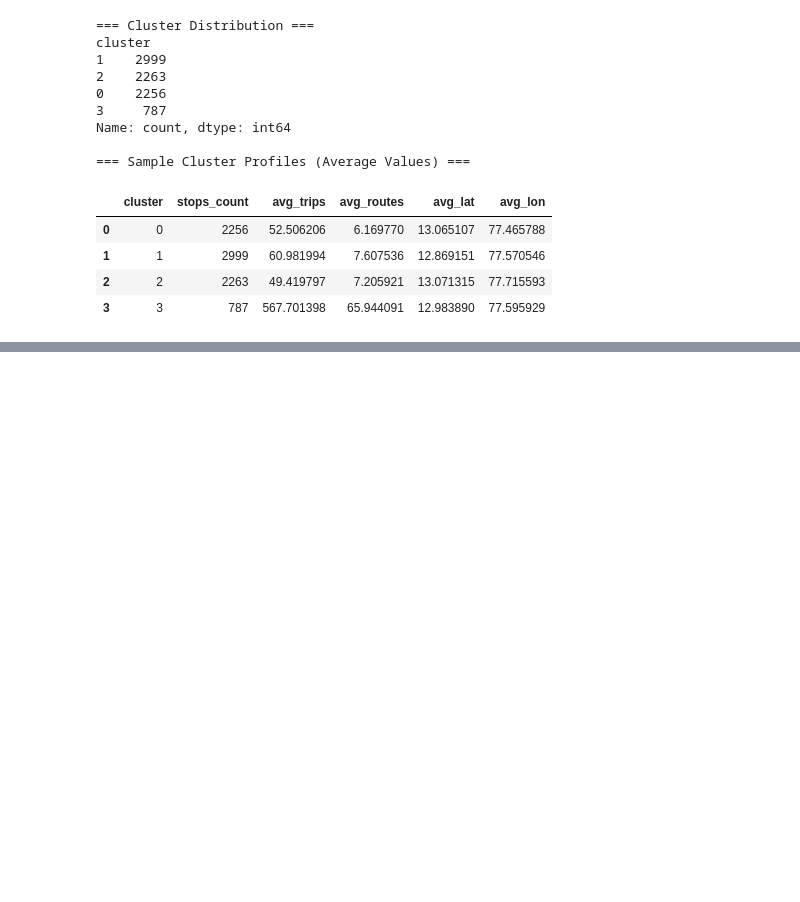
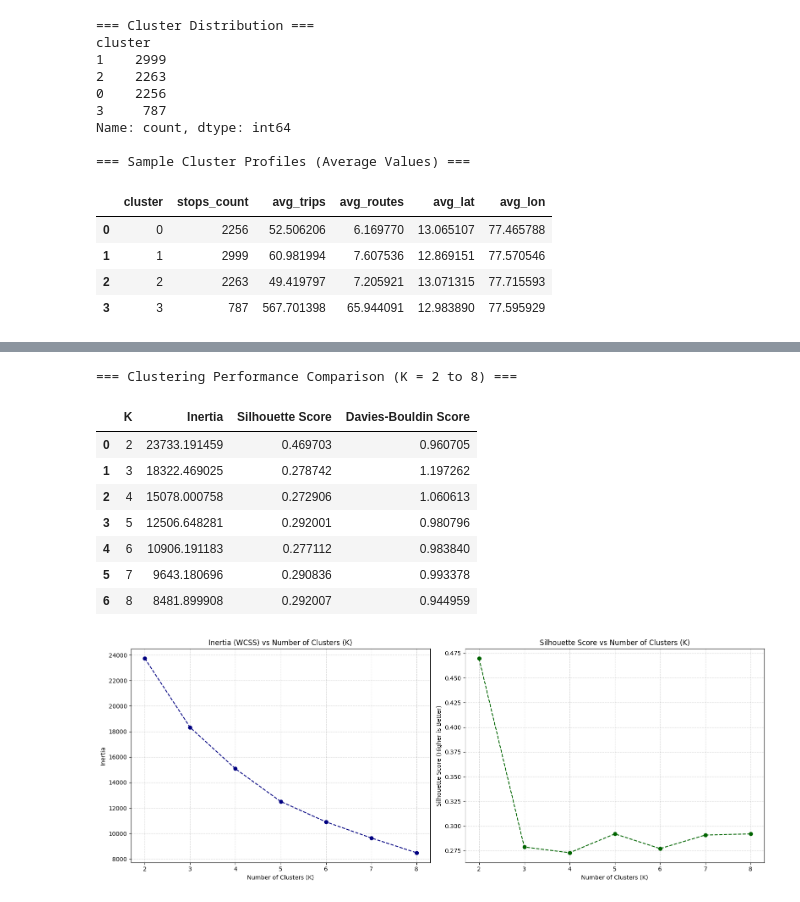
Before and after one commit to Ashokyadhav/public-transport-delay-analysis, a Jupyter notebook: bengaluru_transport_delay_analysis (2).ipynb, the cells around one changed output, grey strips where cells are left out. Cells and saved outputs as stored; diff of their text form; code cells hidden in the pictures; blank space fills up the shorter version.

```diff
--- a/bengaluru_transport_delay_analysis (2).ipynb
+++ b/bengaluru_transport_delay_analysis (2).ipynb
@@ -1815,0 +1855,63 @@ Name: count, dtype: int64
+# %%
+import pandas as pd
+import matplotlib.pyplot as plt
+from sklearn.cluster import KMeans
+from sklearn.metrics import silhouette_score, davies_bouldin_score
+
+# 1. Define the range of K values to test
+k_values = range(2, 9)
+results = []
+
+# 2. Run experiments without changing any of the user's existing variables
+for k in k_values:
+    # Create a separate temporary model variable
+    temp_kmeans = KMeans(n_clusters=k, random_state=42, n_init=10)
+    temp_labels = temp_kmeans.fit_predict(X_scaled)
+
+    # Calculate metrics
+    inertia = temp_kmeans.inertia_
+    sil = silhouette_score(X_scaled, temp_labels)
+    db = davies_bouldin_score(X_scaled, temp_labels)
+
+    results.append({
+        'K': k,
+        'Inertia': inertia,
+        'Silhouette Score': sil,
+        'Davies-Bouldin Score': db
+    })
+
+# 3. Store results in a comparison DataFrame and display it
+comparison_df = pd.DataFrame(results)
+print("=== Clustering Performance Comparison (K = 2 to 8) ===")
+display(comparison_df)
+
+# 4. Create plots side-by-side to easily compare the metrics
+fig, (ax1, ax2) = plt.subplots(1, 2, figsize=(16, 6))
+
+# Left plot: Inertia (Elbow Method)
+ax1.plot(comparison_df['K'], comparison_df['Inertia'], marker='o', color='navy', linestyle='--')
+ax1.set_title('Inertia (WCSS) vs Number of Clusters (K)')
+ax1.set_xlabel('Number of Clusters (K)')
+ax1.set_ylabel('Inertia')
+ax1.grid(True, linestyle='--', alpha=0.5)
+
+# Right plot: Silhouette Score
+ax2.plot(comparison_df['K'], comparison_df['Silhouette Score'], marker='o', color='darkgreen', linestyle='--')
+ax2.set_title('Silhouette Score vs Number of Clusters (K)')
+ax2.set_xlabel('Number of Clusters (K)')
+ax2.set_ylabel('Silhouette Score (Higher is Better)')
+ax2.grid(True, linestyle='--', alpha=0.5)
+
+plt.tight_layout()
+plt.show()
+# %% [output]
+=== Clustering Performance Comparison (K = 2 to 8) ===
+|  | K | Inertia | Silhouette Score | Davies-Bouldin Score |
+| 0 | 2 | 23733.191459 | 0.469703 | 0.960705 |
+| 1 | 3 | 18322.469025 | 0.278742 | 1.197262 |
+| 2 | 4 | 15078.000758 | 0.272906 | 1.060613 |
+| 3 | 5 | 12506.648281 | 0.292001 | 0.980796 |
+| 4 | 6 | 10906.191183 | 0.277112 | 0.983840 |
+| 5 | 7 | 9643.180696 | 0.290836 | 0.993378 |
+| 6 | 8 | 8481.899908 | 0.292007 | 0.944959 |
+[figure, added]
```
Also changed, not shown: parts of 4 cells of this notebook.
